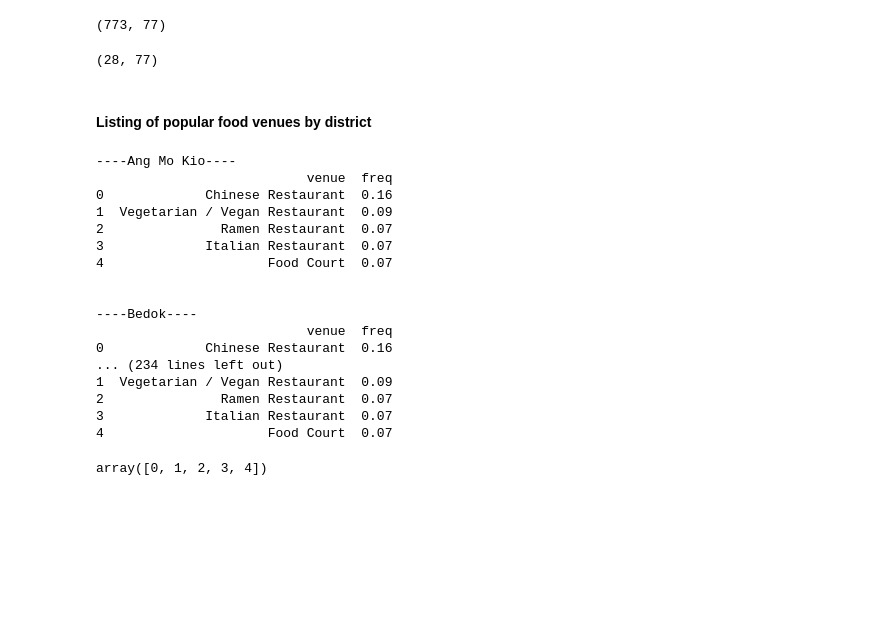
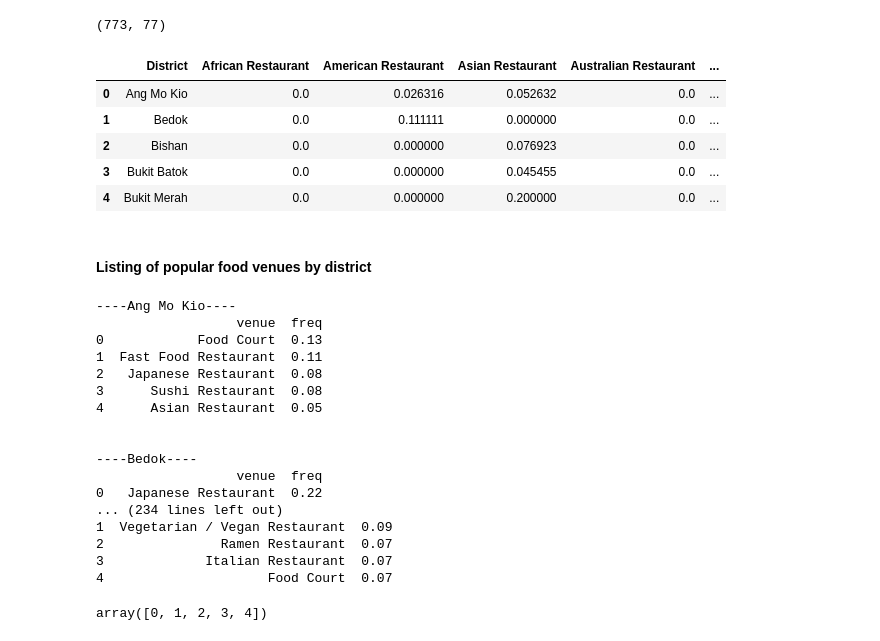
Before and after one commit to teoweilung/BattleOfNeighborhoods, a Jupyter notebook: BattleOfTheNeighborhoods1.ipynb, the cells around one changed output. Cells and saved outputs as stored; diff of their text form; code cells hidden in the pictures; blank space fills up the shorter version.

```diff
--- a/BattleOfTheNeighborhoods1.ipynb
+++ b/BattleOfTheNeighborhoods1.ipynb
@@ -257,10 +290,16 @@ singapore_onehot.shape
 (773, 77)
 # %%
 singapore_grouped = singapore_onehot.groupby('District').mean().reset_index()
+
+pd.options.display.max_columns = None
 singapore_grouped.head()
-singapore_grouped.shape
 # %% [output]
-(28, 77)
+|  | District | African Restaurant | American Restaurant | Asian Restaurant | Australian Restaurant | ... |
+| 0 | Ang Mo Kio | 0.0 | 0.026316 | 0.052632 | 0.0 | ... |
+| 1 | Bedok | 0.0 | 0.111111 | 0.000000 | 0.0 | ... |
+| 2 | Bishan | 0.0 | 0.000000 | 0.076923 | 0.0 | ... |
+| 3 | Bukit Batok | 0.0 | 0.000000 | 0.045455 | 0.0 | ... |
+| 4 | Bukit Merah | 0.0 | 0.000000 | 0.200000 | 0.0 | ... |
 # %% [markdown]
 #### Listing of popular food venues by district
 # %%
@@ -270,7 +309,7 @@ for district in singapore_grouped['District']:
     print("----"+district+"----")
 
     # for each neighbourhood...
-    temp = singapore_grouped[singapore_grouped['District'] == hood].T.reset_index()
+    temp = singapore_grouped[singapore_grouped['District'] == district].T.reset_index()
     temp.columns = ['venue','freq']
     temp = temp.iloc[1:]
     temp['freq'] = temp['freq'].astype(float)
@@ -279,17 +318,17 @@ for district in singapore_grouped['District']:
     print('\n')
 # %% [output]
 ----Ang Mo Kio----
-                           venue  freq
-0             Chinese Restaurant  0.16
-1  Vegetarian / Vegan Restaurant  0.09
-2               Ramen Restaurant  0.07
-3             Italian Restaurant  0.07
-4                     Food Court  0.07
+                  venue  freq
+0            Food Court  0.13
+1  Fast Food Restaurant  0.11
+2   Japanese Restaurant  0.08
+3      Sushi Restaurant  0.08
+4      Asian Restaurant  0.05
 
 
 ----Bedok----
-                           venue  freq
-0             Chinese Restaurant  0.16
+                  venue  freq
+0   Japanese Restaurant  0.22
 ... (234 lines left out)
 1  Vegetarian / Vegan Restaurant  0.09
 2               Ramen Restaurant  0.07
```
Also changed, not shown: parts of 3 cells of this notebook, 3 other files.
